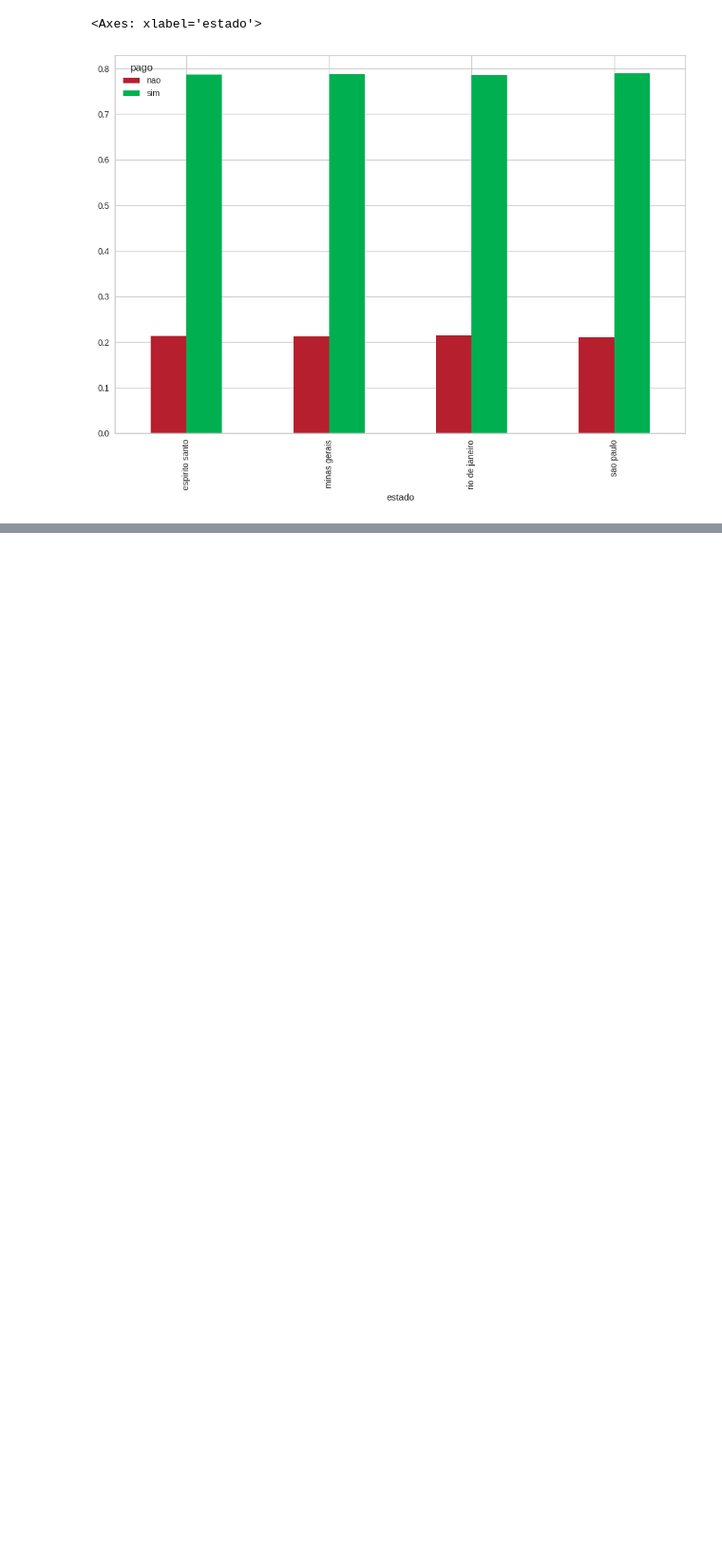
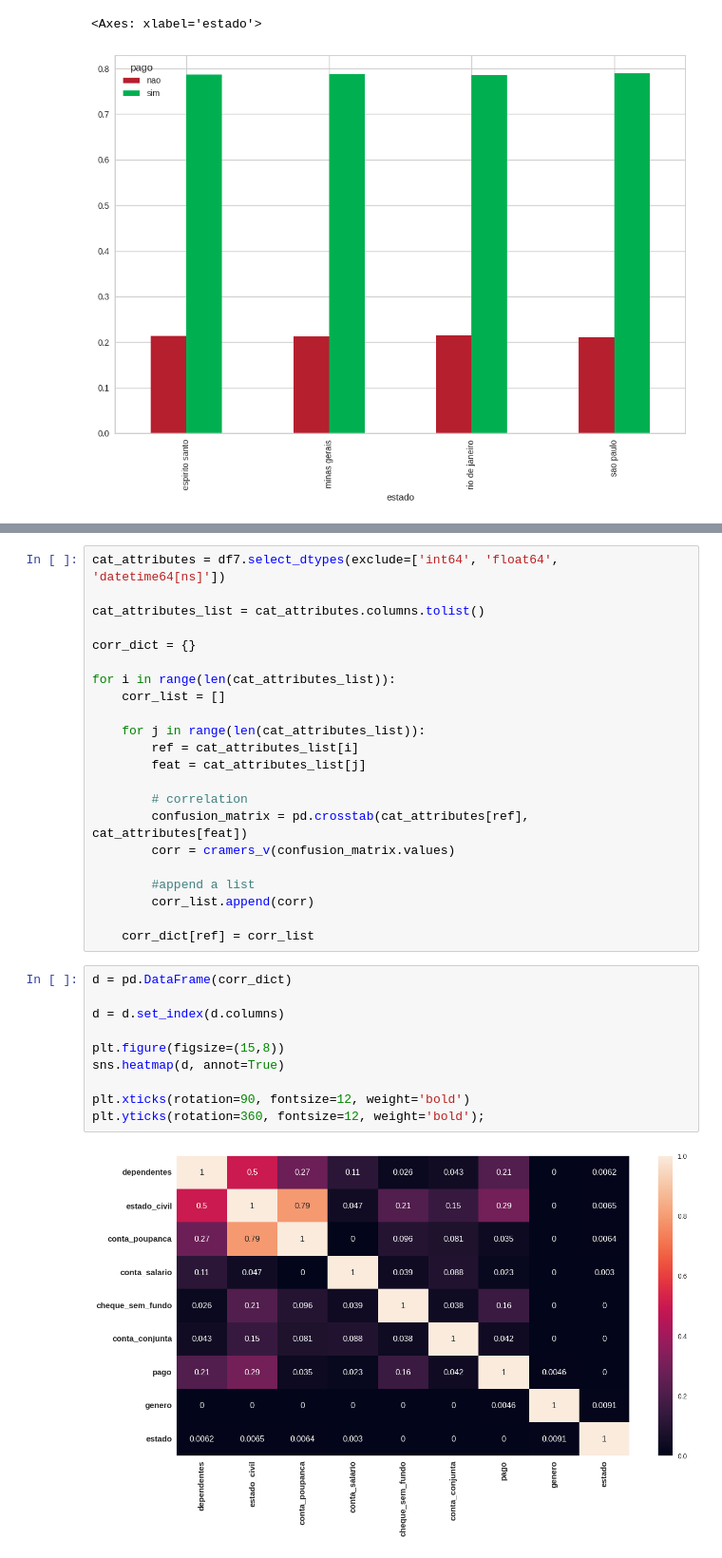
Before and after one commit to douglasaturnino/ml-shap, a Jupyter notebook: notebook/shap_model.ipynb, the cells around one changed output, grey strips where cells are left out. Shown at 95% size. Drawn from its saved outputs; the diff is of its cells as text; blank space fills up the shorter version.

```diff
--- a/notebook/shap_model.ipynb
+++ b/notebook/shap_model.ipynb
@@ -769,0 +800,34 @@ display(pd.crosstab(df6['estado'], df6['pago'], normalize='index').plot(kind='ba
+# %%
+cat_attributes = df7.select_dtypes(exclude=['int64', 'float64', 'datetime64[ns]'])
+
+cat_attributes_list = cat_attributes.columns.tolist()
+
+corr_dict = {}
+
+for i in range(len(cat_attributes_list)):
+    corr_list = []
+
+    for j in range(len(cat_attributes_list)):
+        ref = cat_attributes_list[i]
+        feat = cat_attributes_list[j]
+
+        # correlation
+        confusion_matrix = pd.crosstab(cat_attributes[ref], cat_attributes[feat])
+        corr = cramers_v(confusion_matrix.values)
+
+        #append a list
+        corr_list.append(corr)
+
+    corr_dict[ref] = corr_list
+# %%
+d = pd.DataFrame(corr_dict)
+
+d = d.set_index(d.columns)
+
+plt.figure(figsize=(15,8))
+sns.heatmap(d, annot=True)
+
+plt.xticks(rotation=90, fontsize=12, weight='bold')
+plt.yticks(rotation=360, fontsize=12, weight='bold');
+# %% [output]
+[figure, added]
```
Also changed, not shown: parts of 17 cells of this notebook.
